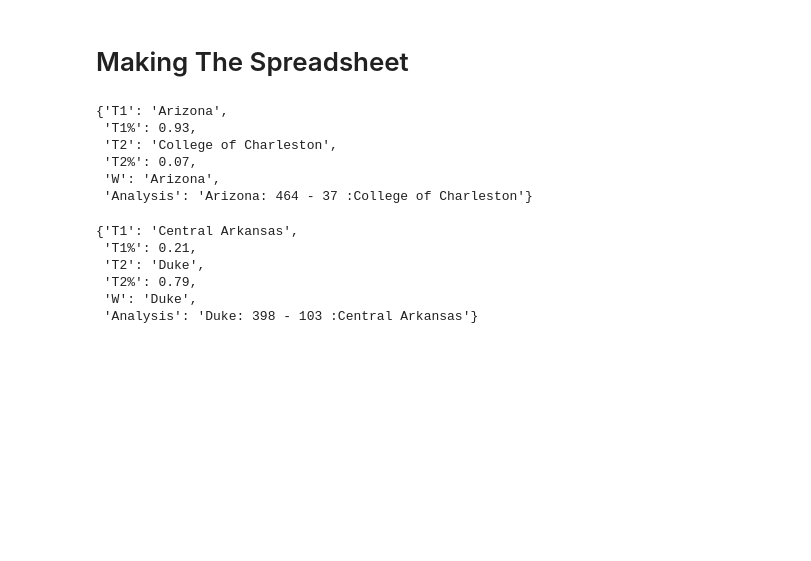
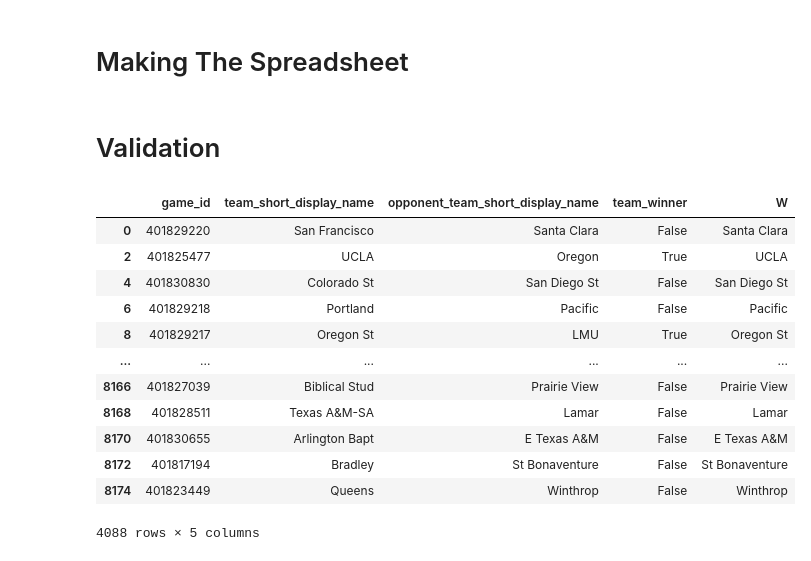
Before and after one commit to AnthonyGallante/KingfisherCourt, a Jupyter notebook: bracket_builder.ipynb, the cells around one changed output. Saved outputs shown, nothing was run; the diff lists cells and outputs as text; code cells hidden in the pictures; blank space fills up the shorter version.

Commit message:
Moved Simulation code to appropriate file. Added simple validation to bracket_builder.ipynb Minor changes to docs.

```diff
--- a/bracket_builder.ipynb
+++ b/bracket_builder.ipynb
@@ -286,21 +286,43 @@ for bracket_idx in trange(NUM_BRACKETS):
 
             wb.save(new_bracket)
             wb.close()
-# %%
-east_midwest
-# %% [output]
-{'T1': 'Arizona',
- 'T1%': 0.93,
- 'T2': 'College of Charleston',
- 'T2%': 0.07,
- 'W': 'Arizona',
- 'Analysis': 'Arizona: 464 - 37 :College of Charleston'}
-# %%
-south_west
-# %% [output]
-{'T1': 'Central Arkansas',
- 'T1%': 0.21,
- 'T2': 'Duke',
- 'T2%': 0.79,
- 'W': 'Duke',
- 'Analysis': 'Duke: 398 - 103 :Central Arkansas'}
+# %% [markdown]
+# Validation
+# %%
+from entities import *
+from constants import *
+from simulations import *
+from tournament_roster import *
+
+import pandas as pd
+from pathlib import Path
+import pyarrow.parquet as pq
+
+pd.set_option('display.max_columns', None)
+# %%
+team_data = Path.cwd() / 'data' / 'hoopR' / 'team_box_2026.parquet'
+
+table = pq.read_table(team_data)
+
+# Convert the Arrow Table to a pandas DataFrame
+teams_df = table.to_pandas()
+season_games = teams_df[['game_id', 'team_short_display_name', 'opponent_team_short_display_name', 'team_winner']]
+season_games = season_games.drop_duplicates(subset='game_id')
+season_games['W'] = [t1 if tw else t2
+                     for t1, t2, tw
+                     in zip(season_games['team_short_display_name'], season_games['opponent_team_short_display_name'], season_games['team_winner'])]
+season_games
+# %% [output]
+|  | game_id | team_short_display_name | opponent_team_short_display_name | team_winner | W |
+| 0 | 401829220 | San Francisco | Santa Clara | False | Santa Clara |
+| 2 | 401825477 | UCLA | Oregon | True | UCLA |
+| 4 | 401830830 | Colorado St | San Diego St | False | San Diego St |
+| 6 | 401829218 | Portland | Pacific | False | Pacific |
+| 8 | 401829217 | Oregon St | LMU | True | Oregon St |
+| ... | ... | ... | ... | ... | ... |
+| 8166 | 401827039 | Biblical Stud | Prairie View | False | Prairie View |
+| 8168 | 401828511 | Texas A&M-SA | Lamar | False | Lamar |
+| 8170 | 401830655 | Arlington Bapt | E Texas A&M | False | E Texas A&M |
+| 8172 | 401817194 | Bradley | St Bonaventure | False | St Bonaventure |
+| 8174 | 401823449 | Queens | Winthrop | False | Winthrop |
+4088 rows × 5 columns
```
Also changed, not shown: parts of 4 cells of this notebook, 11 other files.
